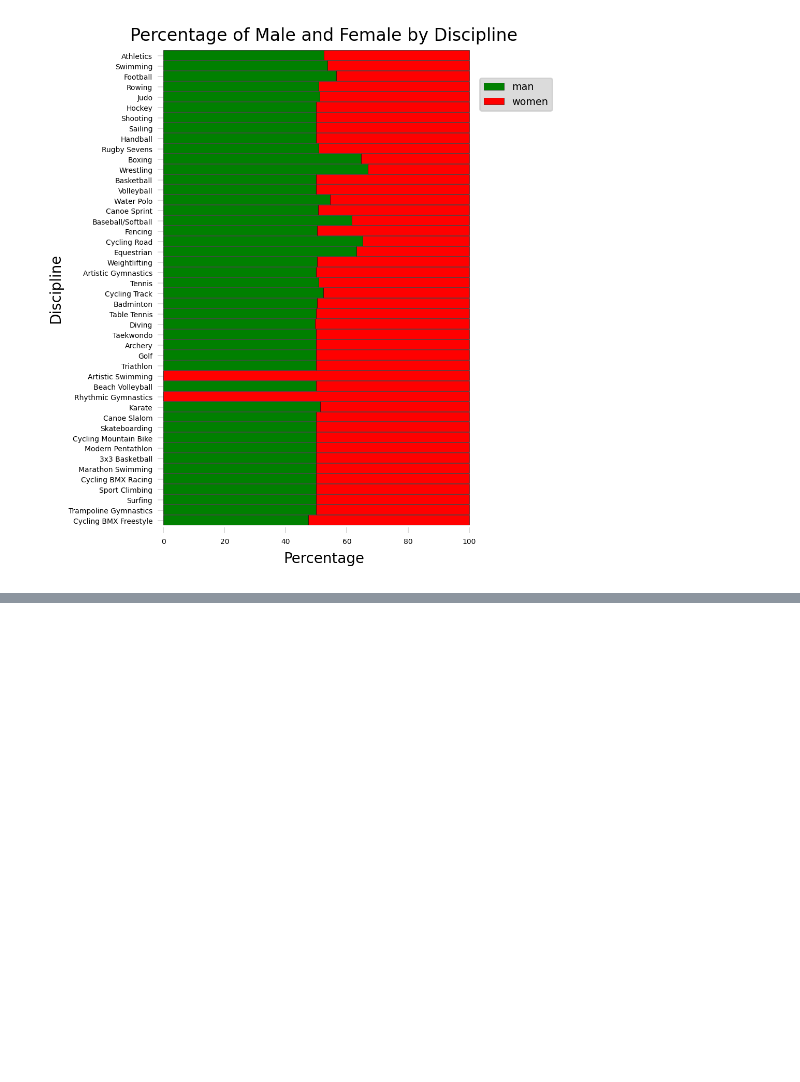
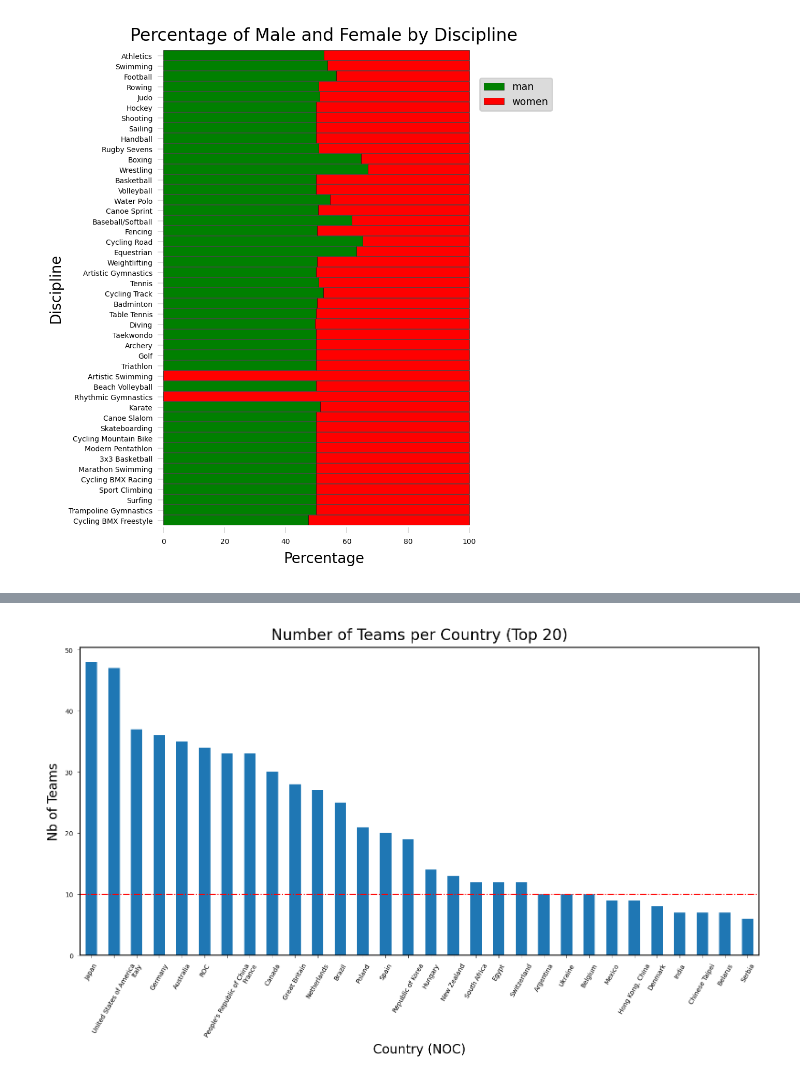
Before and after one commit to levisantn/olympics_tokyo, a Jupyter notebook: olympics_tokyo.ipynb, the cells around one changed output, grey strips where cells are left out. Cells and saved outputs as stored; diff of their text form; code cells hidden in the pictures; blank space fills up the shorter version.

Commit message:
Kaggle, EDA - Teams

```diff
--- a/olympics_tokyo.ipynb
+++ b/olympics_tokyo.ipynb
@@ -201,0 +342,4 @@ plt.show()
+# %%
+# Aggregate counts by NOC
+df_team_counts = df_teams.groupby(['NOC']).agg(team_count=('NOC', 'count')).sort_values(by='team_count', ascending=False).reset_index()
+df_team_counts
@@ -201,0 +360,33 @@ plt.show()
+# %%
+# take only
+df_top_15_teams_counts = df_team_counts.head(30)
+
+# bar plot
+fig, ax = plt.subplots(figsize=(8, 6))
+
+# Create the bar plot
+g = df_top_15_teams_counts.plot(x='NOC', y='team_count', kind='bar', ax=ax, legend=False)
+
+plt.title('Number of Teams per Country (top 20)')
+plt.tight_layout()
+
+g.tick_params(labelsize=5, width=0.25, length=2)
+
+# Add a horizontal line at y=20
+plt.axhline(y=10, color='r', linestyle='-.', linewidth=0.8)
+
+# sotate discipline labels for better readability
+plt.xticks(rotation=60)
+
+# set axis labels and title
+g.set_xlabel('Country (NOC)')
+g.set_ylabel('Nb of Teams')
+# set title and legend
+plt.title('Number of Teams per Country (Top 20)')
+
+# add legend
+g.legend().set_visible(False)
+
+plt.show()
+# %% [output]
+[figure, added]
```
Also changed, not shown: parts of 13 cells of this notebook.
